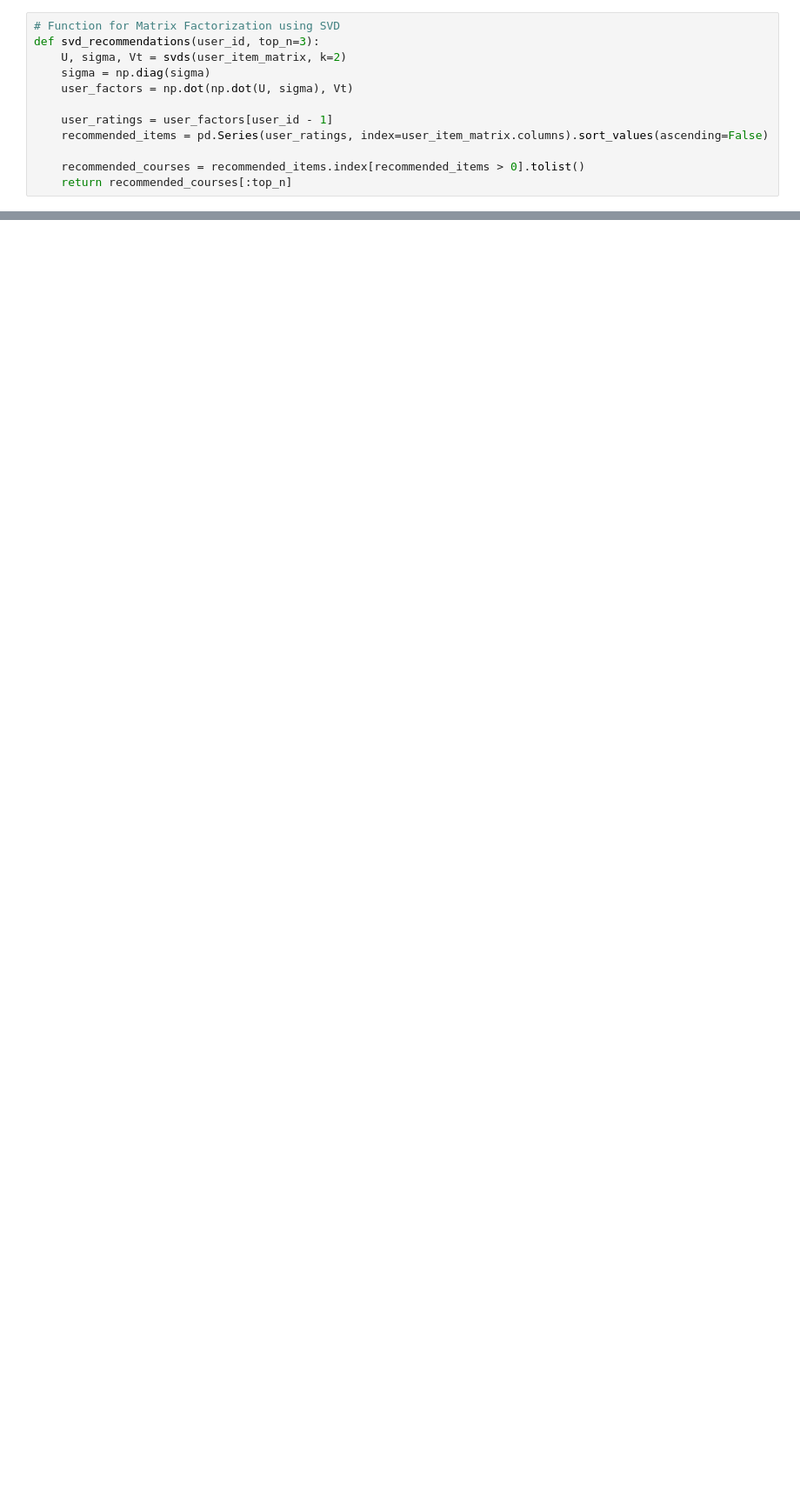
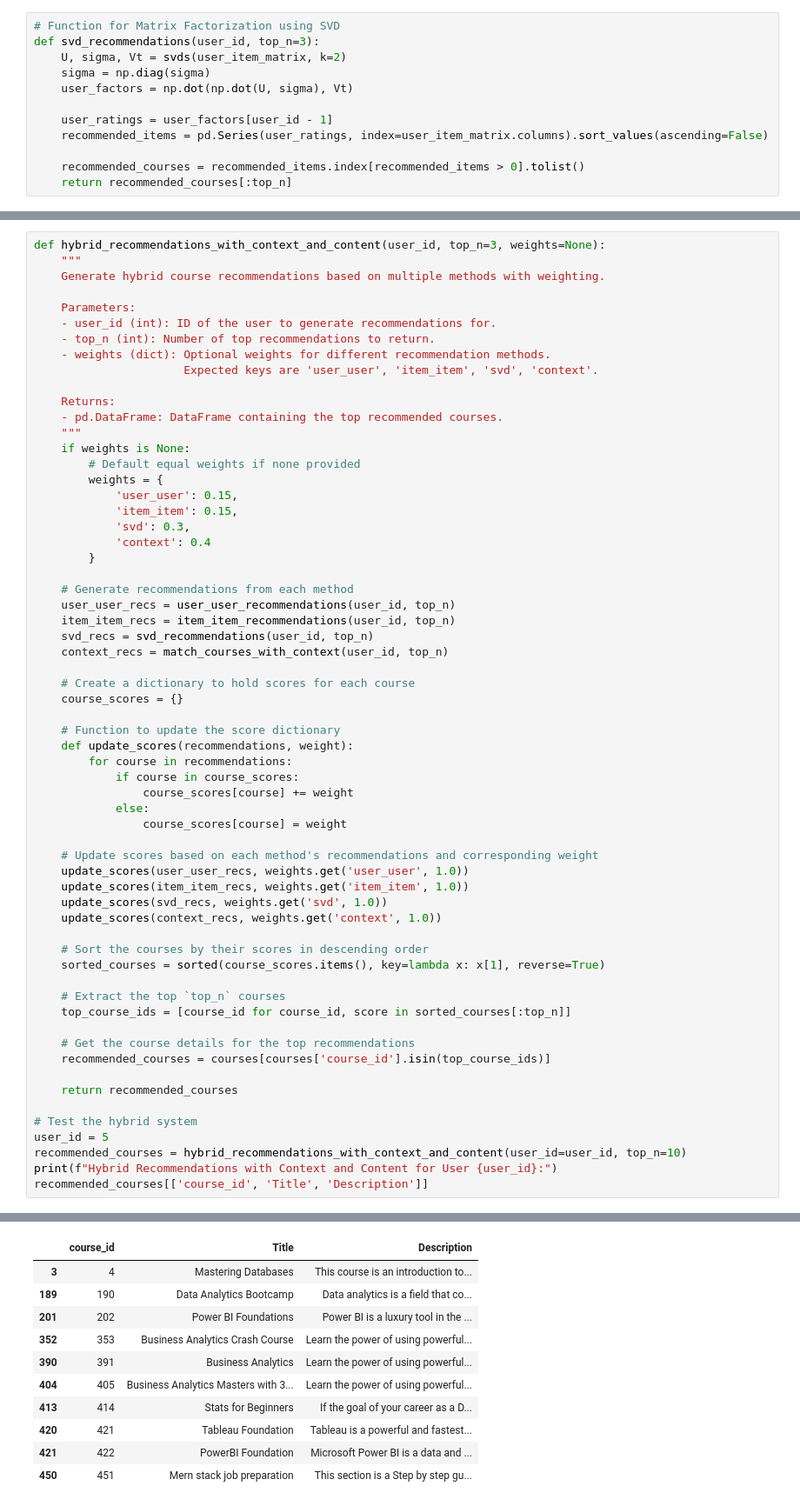
Before and after one commit to viketan/Course-Recommendation-System, a Jupyter notebook: Notebook/Training.ipynb, the cells around one changed output, grey strips where cells are left out. Shown: that part at 87% size. Saved outputs shown, nothing was run; the diff lists cells and outputs as text; blank space fills up the shorter version.

```diff
--- a/Notebook/Training.ipynb
+++ b/Notebook/Training.ipynb
@@ -271,0 +297,63 @@ user_feature_store[user_feature_store.index==1]
+# %%
+def hybrid_recommendations_with_context_and_content(user_id, top_n=3, weights=None):
+    """
+    Generate hybrid course recommendations based on multiple methods with weighting.
+
+    Parameters:
+    - user_id (int): ID of the user to generate recommendations for.
+    - top_n (int): Number of top recommendations to return.
+    - weights (dict): Optional weights for different recommendation methods.
+                      Expected keys are 'user_user', 'item_item', 'svd', 'context'.
+
+    Returns:
+    - pd.DataFrame: DataFrame containing the top recommended courses.
+    """
+    if weights is None:
+        # Default equal weights if none provided
+        weights = {
+            'user_user': 0.15,
+            'item_item': 0.15,
+            'svd': 0.3,
+            'context': 0.4
+        }
+
+    # Generate recommendations from each method
+    user_user_recs = user_user_recommendations(user_id, top_n)
+    item_item_recs = item_item_recommendations(user_id, top_n)
+    svd_recs = svd_recommendations(user_id, top_n)
+    context_recs = match_courses_with_context(user_id, top_n)
+
+    # Create a dictionary to hold scores for each course
+    course_scores = {}
+
+    # Function to update the score dictionary
+    def update_scores(recommendations, weight):
+        for course in recommendations:
+            if course in course_scores:
+                course_scores[course] += weight
+            else:
+                course_scores[course] = weight
+
+    # Update scores based on each method's recommendations and corresponding weight
+    update_scores(user_user_recs, weights.get('user_user', 1.0))
+    update_scores(item_item_recs, weights.get('item_item', 1.0))
+    update_scores(svd_recs, weights.get('svd', 1.0))
+    update_scores(context_recs, weights.get('context', 1.0))
+
+    # Sort the courses by their scores in descending order
+    sorted_courses = sorted(course_scores.items(), key=lambda x: x[1], reverse=True)
+
+    # Extract the top `top_n` courses
+    top_course_ids = [course_id for course_id, score in sorted_courses[:top_n]]
+
+    # Get the course details for the top recommendations
+    recommended_courses = courses[courses['course_id'].isin(top_course_ids)]
+
+    return recommended_courses
+
+# Test the hybrid system
+user_id = 5
+recommended_courses = hybrid_recommendations_with_context_and_content(user_id=user_id, top_n=10)
+print(f"Hybrid Recommendations with Context and Content for User {user_id}:")
+recommended_courses[['course_id', 'Title', 'Description']]
+# %% [output]
@@ -271,0 +361,11 @@ user_feature_store[user_feature_store.index==1]
+|  | course_id | Title | Description |
+| 3 | 4 | Mastering Databases | This course is an introduction to... |
+| 189 | 190 | Data Analytics Bootcamp | Data analytics is a field that co... |
+| 201 | 202 | Power BI Foundations | Power BI is a luxury tool in the ... |
+| 352 | 353 | Business Analytics Crash Course | Learn the power of using powerful... |
+| 390 | 391 | Business Analytics | Learn the power of using powerful... |
+| 404 | 405 | Business Analytics Masters with 3... | Learn the power of using powerful... |
+| 413 | 414 | Stats for Beginners | If the goal of your career as a D... |
+| 420 | 421 | Tableau Foundation | Tableau is a powerful and fastest... |
+| 421 | 422 | PowerBI Foundation | Microsoft Power BI is a data and ... |
+| 450 | 451 | Mern stack job preparation | This section is a Step by step gu... |
```
Also changed, not shown: parts of 5 cells of this notebook.
